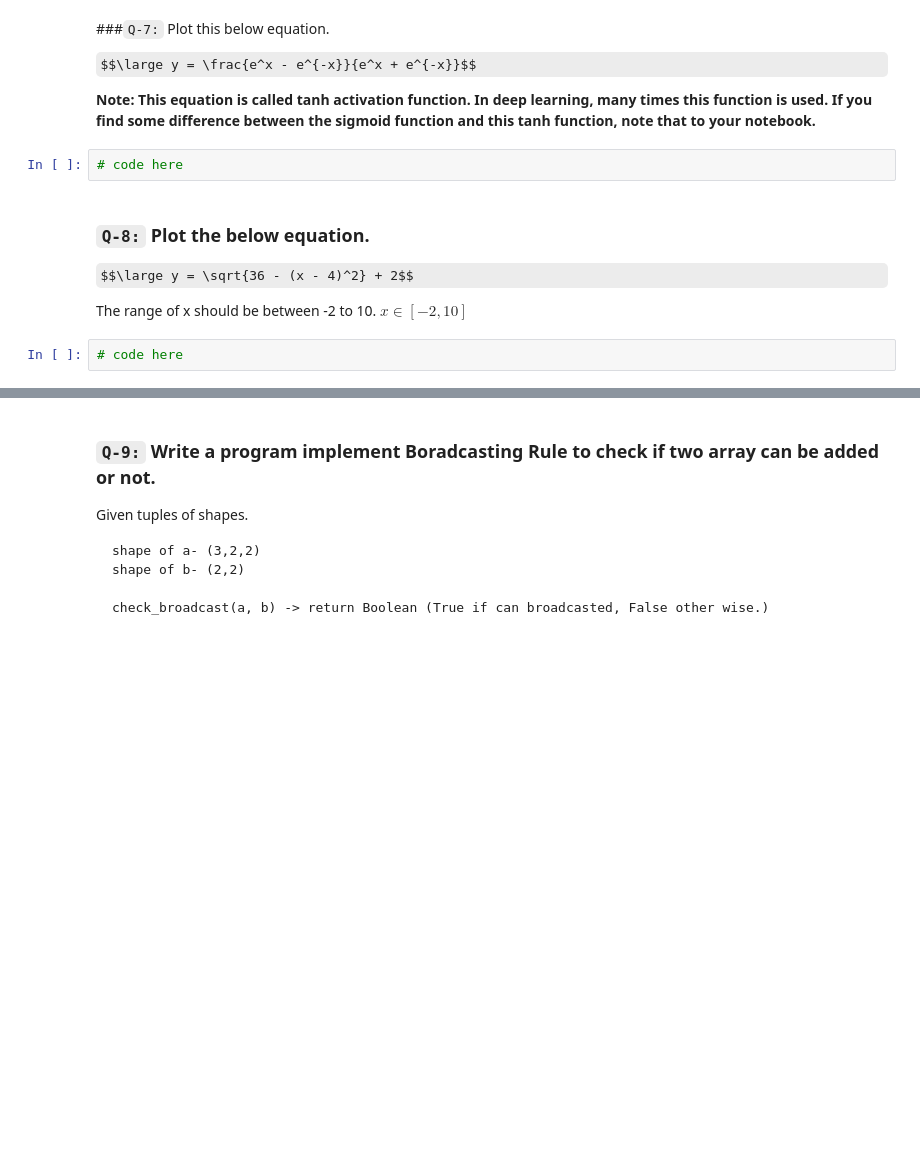
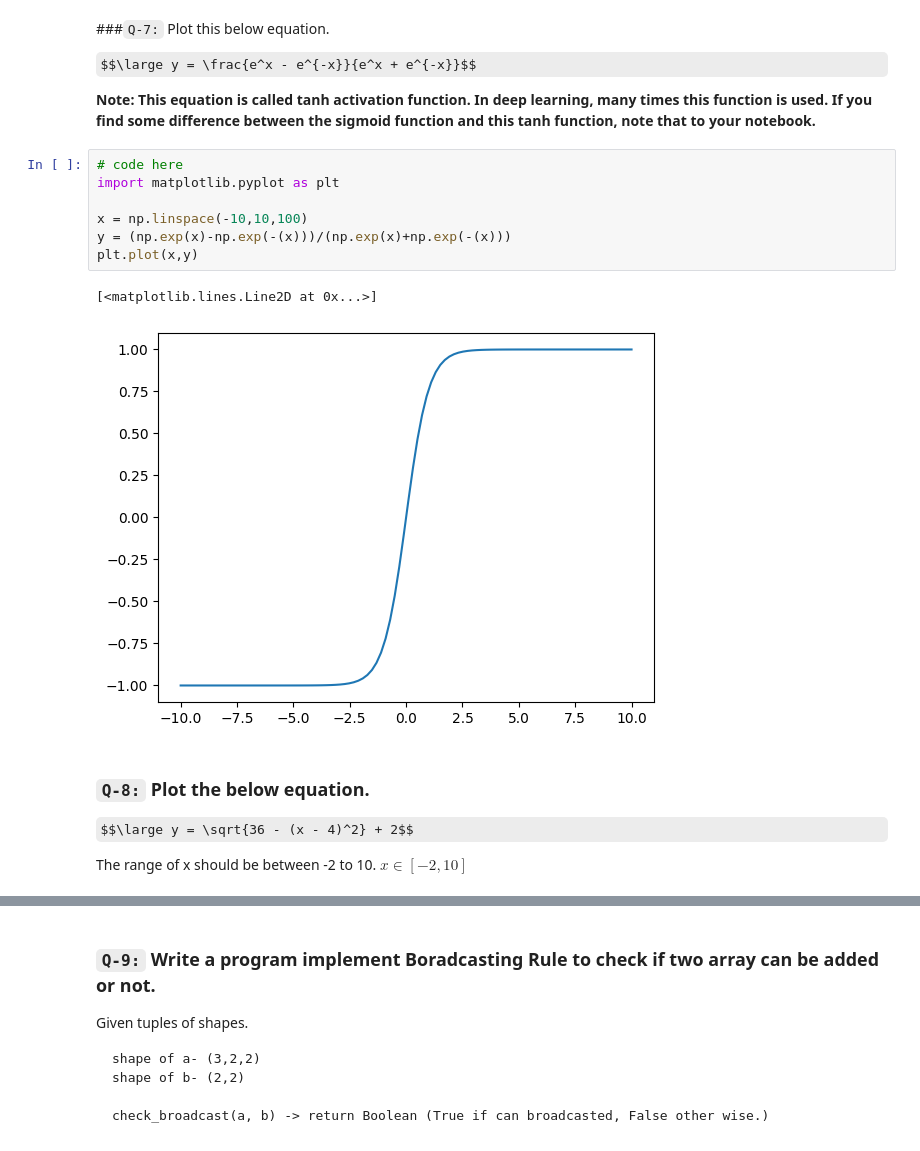
Before and after one commit to saurav11sarkar/Python, a Jupyter notebook: session_14_task_2_Advance_Numpy.ipynb, the cells around one changed output, grey strips where cells are left out. Drawn from its saved outputs; the diff is of its cells as text; some formulas as TeX source; blank space fills up the shorter version.

```diff
--- a/session_14_task_2_Advance_Numpy.ipynb
+++ b/session_14_task_2_Advance_Numpy.ipynb
@@ -101,13 +136,19 @@ y = numpy.array([5,6,7])
 $$\large y = \frac{e^x - e^{-x}}{e^x + e^{-x}}$$
 
 **Note: This equation is called tanh activation function. In deep learning, many times this function is used. If you find some difference between the sigmoid function and this tanh function, note that to your notebook.**
-# %%
-# code here
+# %%
+# code here
+import matplotlib.pyplot as plt
+
+x = np.linspace(-10,10,100)
+y = (np.exp(x)-np.exp(-(x)))/(np.exp(x)+np.exp(-(x)))
+plt.plot(x,y)
+# %% [output]
+[<matplotlib.lines.Line2D at 0x...>]
+[figure, added]
 # %% [markdown]
 ### `Q-8:` Plot the below equation.
 
 $$\large y = \sqrt{36 - (x - 4)^2} + 2$$
 
 The range of x should be between -2 to 10. $x ∈ [-2, 10]$
-# %%
-# code here
```
Also changed, not shown: parts of 10 cells of this notebook.
